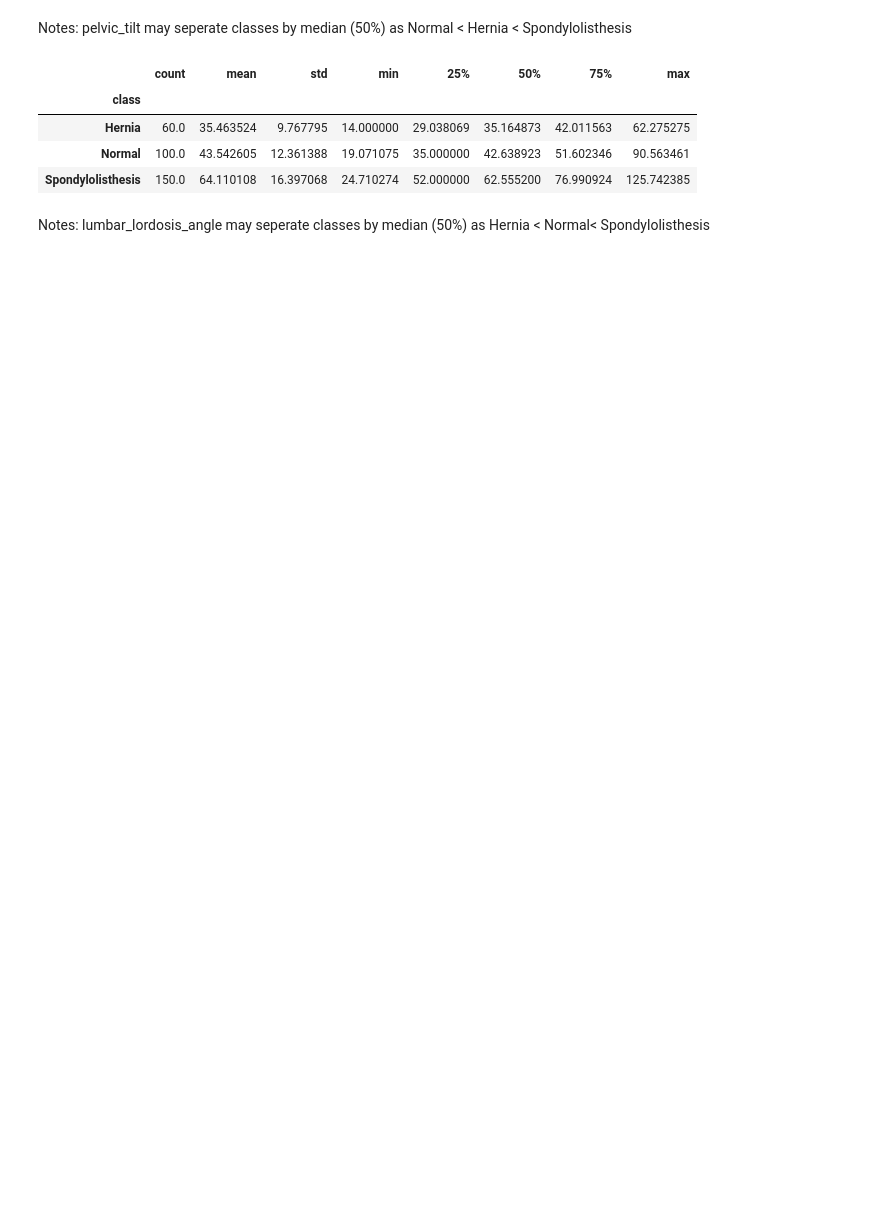
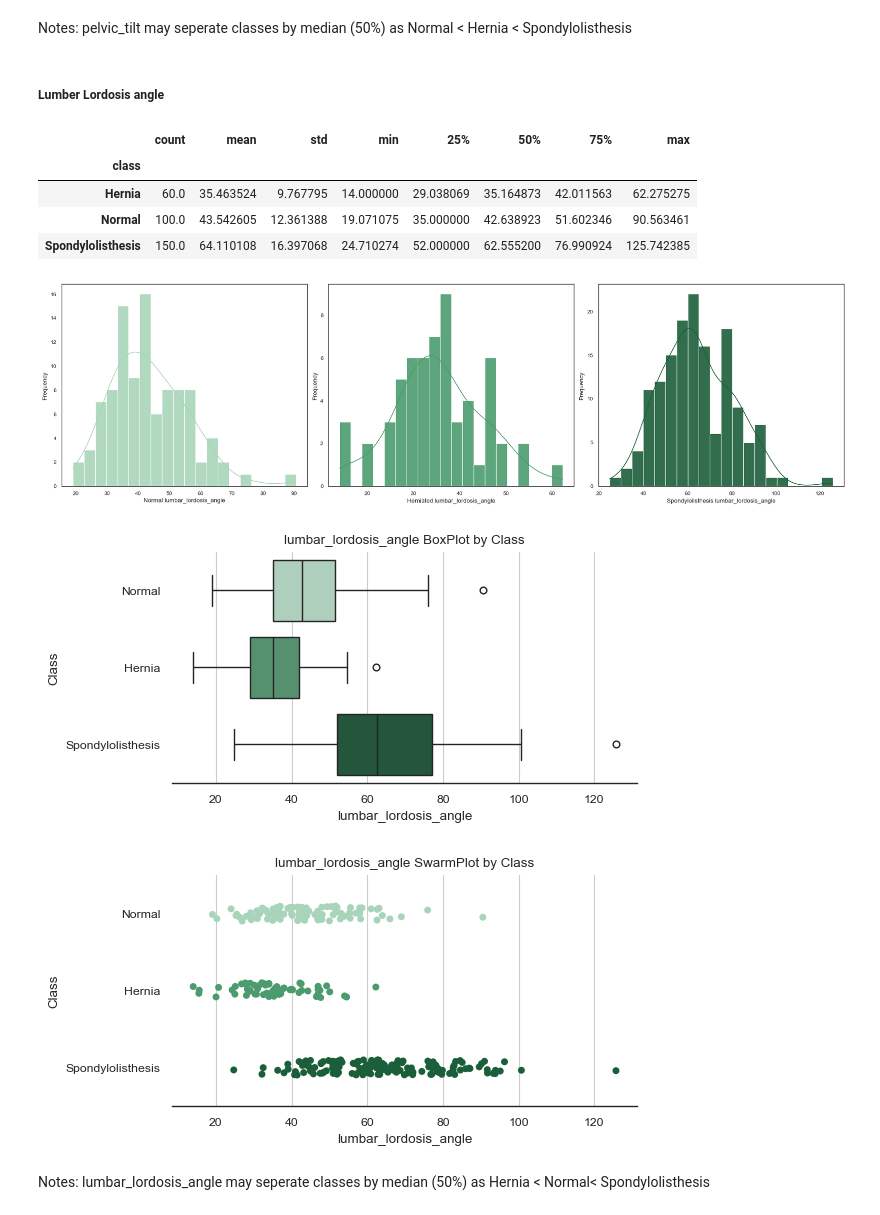
Before and after one commit to yusiGM/StrykerAI2024, a Jupyter notebook: Stryker_AI_Hackathon_notebook.ipynb, the cells around one changed output. Drawn from its saved outputs; the diff is of its cells as text; code cells hidden in the pictures; blank space fills up the shorter version.

```diff
--- a/Stryker_AI_Hackathon_notebook.ipynb
+++ b/Stryker_AI_Hackathon_notebook.ipynb
@@ -318,5 +366,7 @@ display(df.groupby('class')['pelvic_tilt'].describe())
 # %% [markdown]
 Notes: pelvic_tilt may seperate classes by median (50%) as Normal < Hernia < Spondylolisthesis
+# %% [markdown]
+##### Lumber Lordosis angle
 # %%
 display(df.groupby('class')['lumbar_lordosis_angle'].describe())
 # %% [output]
@@ -325,5 +375,13 @@ display(df.groupby('class')['lumbar_lordosis_angle'].describe())
 | Hernia | 60.0 | 35.463524 | 9.767795 | 14.000000 | 29.038069 | 35.164873 | 42.011563 | 62.275275 |
 | Normal | 100.0 | 43.542605 | 12.361388 | 19.071075 | 35.000000 | 42.638923 | 51.602346 | 90.563461 |
 | Spondylolisthesis | 150.0 | 64.110108 | 16.397068 | 24.710274 | 52.000000 | 62.555200 | 76.990924 | 125.742385 |
+# %%
+histogram_plotter(col_name="lumbar_lordosis_angle")
+plotting_helper(plot_type="box",col_name="lumbar_lordosis_angle")
+plotting_helper(plot_type="jitter",col_name="lumbar_lordosis_angle")
+# %% [output]
+[figure, added]
+[figure, added]
+[figure, added]
 # %% [markdown]
 Notes: lumbar_lordosis_angle may seperate classes by median (50%) as  Hernia < Normal< Spondylolisthesis
```
Also changed, not shown: parts of 22 cells of this notebook.
